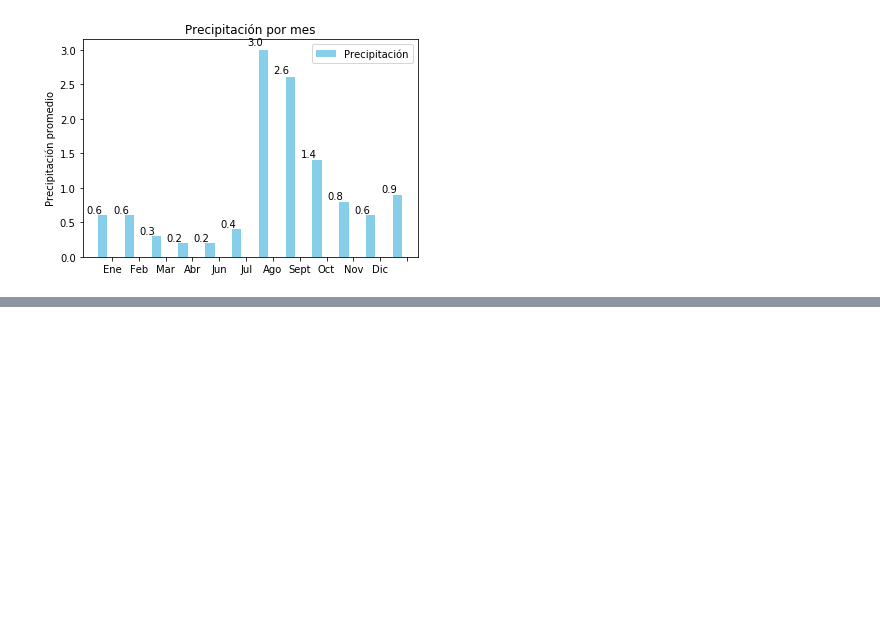
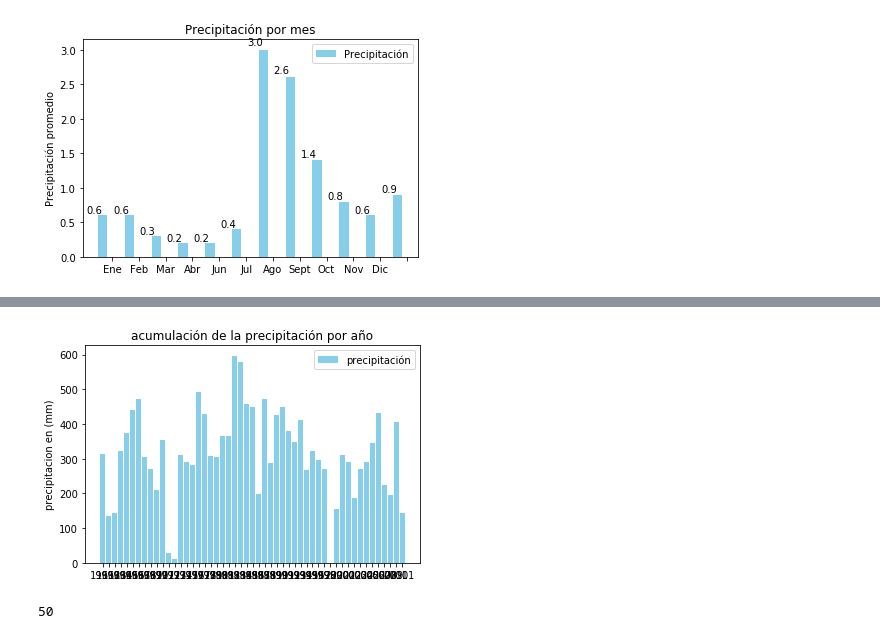
Before and after one commit to albertomedinac/Computacional-I, a Jupyter notebook: actividad_4/actividad 4.ipynb, the cells around one changed output, grey strips where cells are left out. Cells and saved outputs as stored; diff of their text form; code cells hidden in the pictures; blank space fills up the shorter version.

```diff
--- a/actividad_4/actividad 4.ipynb
+++ b/actividad_4/actividad 4.ipynb
@@ -111,3 +113,15 @@ autolabel(rects1, "left")
 plt.show()
 # %% [output]
 [figure]
+# %%
+PRECIPSUM=[]
+FECHA=[]
+for i in range(1961,2012):
+        PRECIPAÑO =  df.loc[df['AÑO'] == i, 'PRECIP'].sum()
+        PRECIPSUM.append(np.round(PRECIPAÑO,decimals=1))
+        FECHA.append(i)
+        print('AÑO',i,np.round(PRECIPAÑO,decimals=1),'')
+
+
+print(PRECIPSUM)
+print(FECHA)
@@ -113,0 +146,37 @@ plt.show()
+# %%
+ind=np.arange(len(PRECIPSUM))
+width= .035
+
+
+fig, ax = plt.subplots()
+rects1=ax.bar(ind - width/2, PRECIPSUM, color='SkyBlue',label='precipitación')
+
+#agreagamos nombres a los ejes
+ax.set_ylabel('precipitacion en (mm)')
+ax.set_title('acumulación de la precipitación por año')
+ax.set_xticks(ind)
+ax.set_xticklabels((FECHA))
+
+ax.legend()
+
+#def autolabel(rects, xpos='center'):
+
+    #xpos = xpos.lower()  # normalize the case of the parameter
+    #ha = {'center': 'center', 'right': 'left', 'left': 'right'}
+    #offset = {'center': 0.5, 'right': 0.57, 'left': 0.43}  # x_txt = x + w*off
+
+    #for rect in rects:
+      #  height = rect.get_height()
+       # ax.text(rect.get_x() + rect.get_width()*offset[xpos], 1.01*height,
+        #        '{}'.format(height), ha=ha[xpos], va='bottom')
+
+
+#autolabel(rects1, "left")
+
+plt.show()
+# %% [output]
+[figure, added]
+# %%
+max(ind)
+# %% [output]
+50
```
Also changed, not shown: parts of 8 cells of this notebook.
